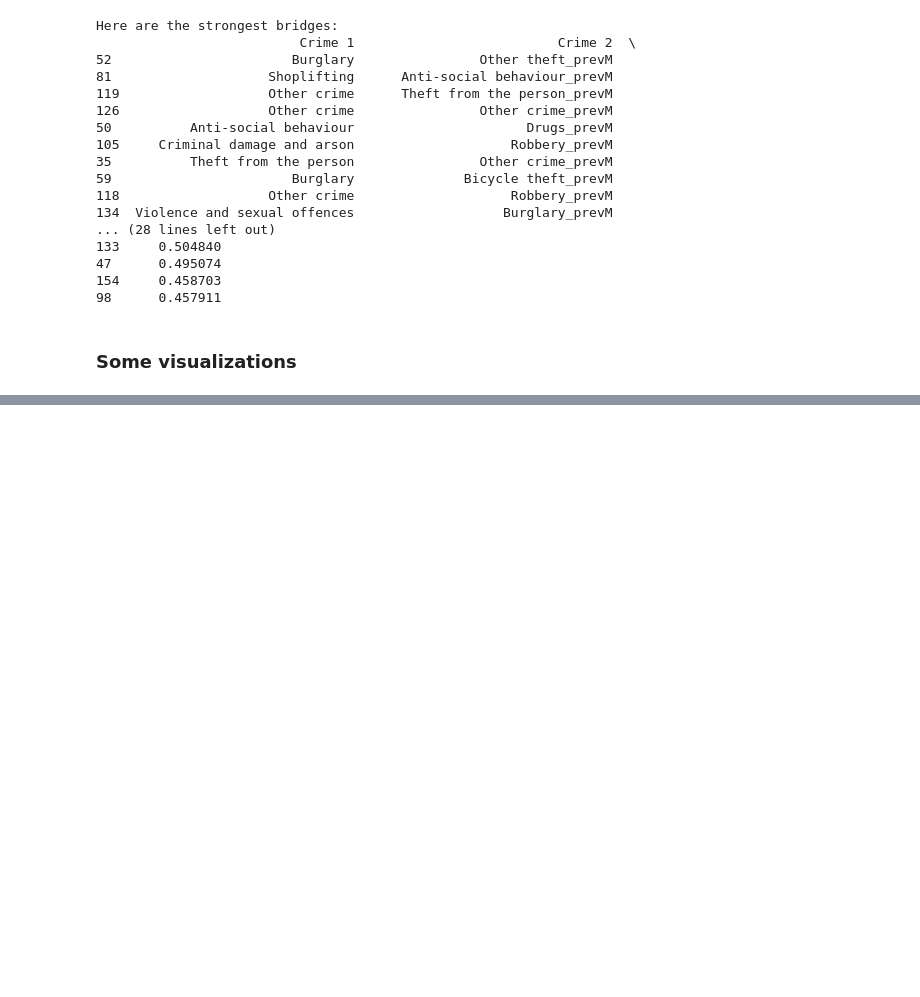
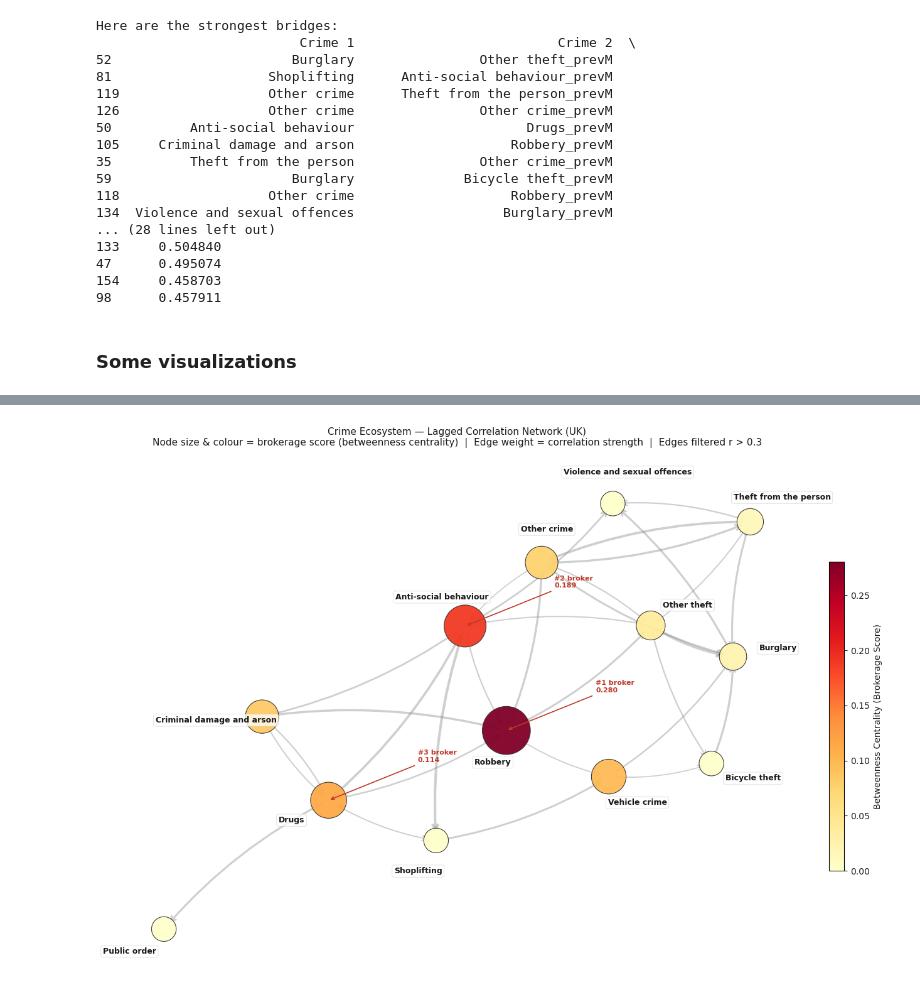
Before and after one commit to raul-andrei/4CBLW020-Addressing-real-world-crime-and-security-problems-with-data-science---Group-15, a Jupyter notebook: correlationMatrices.ipynb, the cells around one changed output, grey strips where cells are left out. Saved outputs shown, nothing was run; the diff lists cells and outputs as text; code cells hidden in the pictures; blank space fills up the shorter version.

```diff
--- a/correlationMatrices.ipynb
+++ b/correlationMatrices.ipynb
@@ -273,3 +272,99 @@ Shoplifting: 0.0000
 Bicycle theft: 0.0000
 Violence and sexual offences: 0.0000
 Public order: 0.0000
+# %%
+import matplotlib.cm as cm
+import matplotlib.colors as mcolors
+
+G = nx.DiGraph()
+for index, row in strongEdges.iterrows():
+    source_node = row['Crime 2'].replace('_prevM', '')
+    target_node = row['Crime 1']
+    weight = row['Correlation']
+    if source_node != target_node:
+        G.add_edge(source_node, target_node, weight=weight)
+
+centrality = nx.betweenness_centrality(G, weight='weight')
+pos = nx.kamada_kawai_layout(G)
+
+fig, ax = plt.subplots(figsize=(14, 9))
+fig.patch.set_facecolor('white')
+ax.set_facecolor('#f7f7f7')  # very light grey — easier on the eyes than pure white
+
+cmap = cm.YlOrRd
+norm = mcolors.Normalize(vmin=0, vmax=max(centrality.values()))
+node_colours = [cmap(norm(centrality[n])) for n in G.nodes()]
+node_sizes   = [centrality[n] * 8000 + 800 for n in G.nodes()]
+
+# Edges
+edge_weights = [G[u][v]['weight'] * 4 for u, v in G.edges()]
+nx.draw_networkx_edges(
+    G, pos,
+    width=edge_weights,
+    arrowstyle='->',
+    arrowsize=15,
+    edge_color='#888888',
+    alpha=0.4,
+    ax=ax,
+    connectionstyle='arc3,rad=0.1'
+)
+
+nx.draw_networkx_nodes(
+    G, pos,
+    node_size=node_sizes,
+    node_color=node_colours,
+    alpha=0.95,
+    edgecolors='#333333',
+    linewidths=0.8,
+    ax=ax
+)
+
+for node, (x, y) in pos.items():
+    dx = x - np.mean([p[0] for p in pos.values()])
+    dy = y - np.mean([p[1] for p in pos.values()])
+    norm_d = np.sqrt(dx**2 + dy**2) + 1e-6
+    offset = 0.13
+    ax.text(
+        x + offset * dx / norm_d,
+        y + offset * dy / norm_d,
+        node,
+        fontsize=9,
+        fontweight='bold',
+        color='#1a1a1a',
+        ha='center', va='center',
+        bbox=dict(boxstyle='round,pad=0.25', facecolor='white', alpha=0.75, edgecolor='#cccccc', linewidth=0.5)
+    )
+
+sm = cm.ScalarMappable(cmap=cmap, norm=norm)
+sm.set_array([])
+cbar = plt.colorbar(sm, ax=ax, shrink=0.6, pad=0.02)
+cbar.set_label('Betweenness Centrality (Brokerage Score)', color='#1a1a1a', fontsize=10)
+cbar.ax.yaxis.set_tick_params(color='#1a1a1a')
+plt.setp(cbar.ax.yaxis.get_ticklabels(), color='#1a1a1a')
+
+# top 3 brokers
+top3 = sorted(centrality.items(), key=lambda x: x[1], reverse=True)[:3]
+for rank, (crime, score) in enumerate(top3):
+    x, y = pos[crime]
+    ax.annotate(
+        f'#{rank+1} broker\n{score:.3f}',
+        xy=(x, y),
+        xytext=(x + 0.25, y + 0.15),
+        color='#c0392b',  # dark red callout — visible on light background
+        fontsize=8,
+        fontweight='bold',
+        arrowprops=dict(arrowstyle='->', color='#c0392b', lw=1.2),
+    )
+
+ax.set_title(
+    'Crime Ecosystem — Lagged Correlation Network (UK)\n'
+    'Node size & colour = brokerage score (betweenness centrality)  |  '
+    'Edge weight = correlation strength  |  Edges filtered r > 0.3',
+    color='#1a1a1a', fontsize=11, pad=15
+)
+ax.axis('off')
+plt.tight_layout()
+plt.savefig('crime_network.png', dpi=180, bbox_inches='tight', facecolor='white')
+plt.show()
+# %% [output]
+[figure, added]
```
Also changed, not shown: parts of 3 cells of this notebook.
